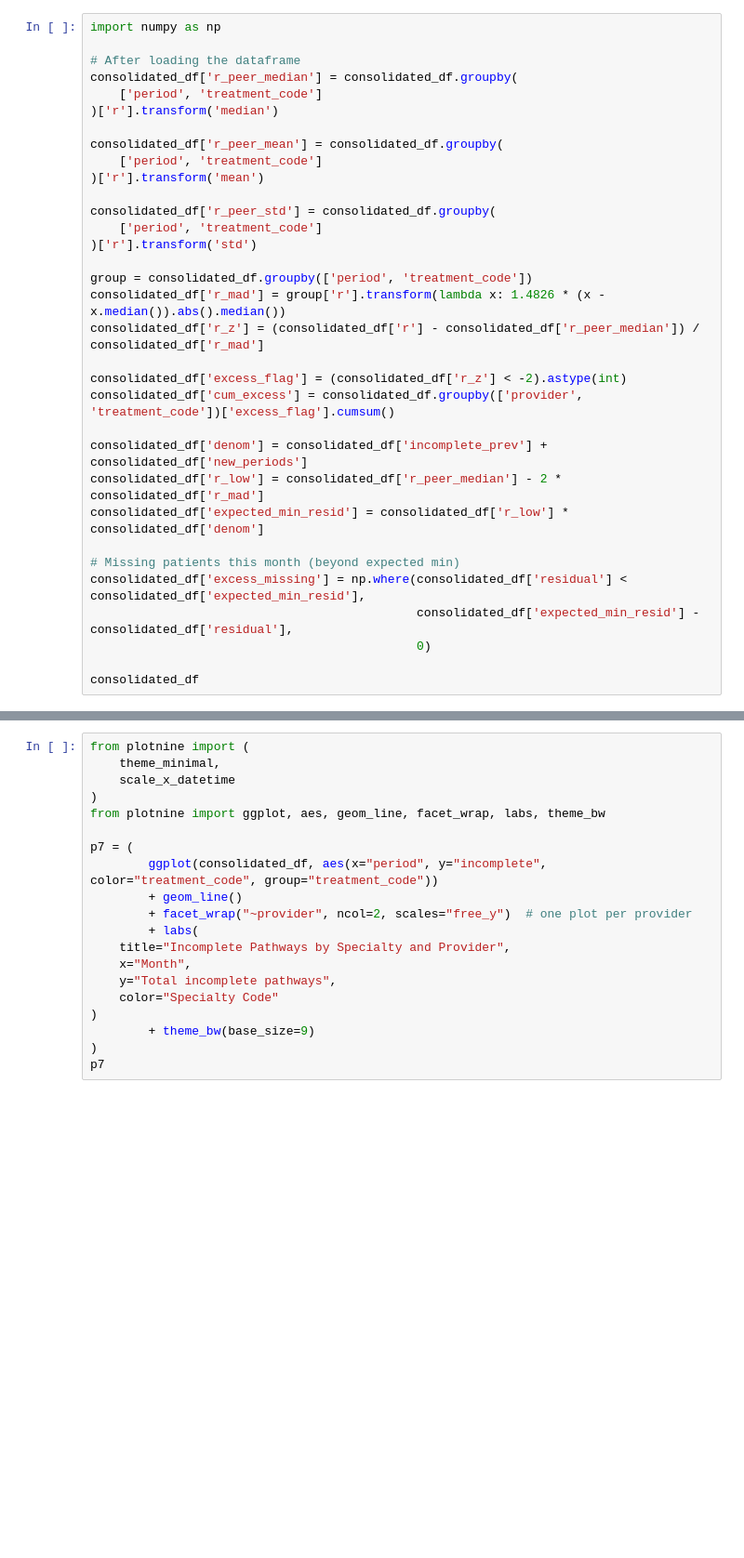
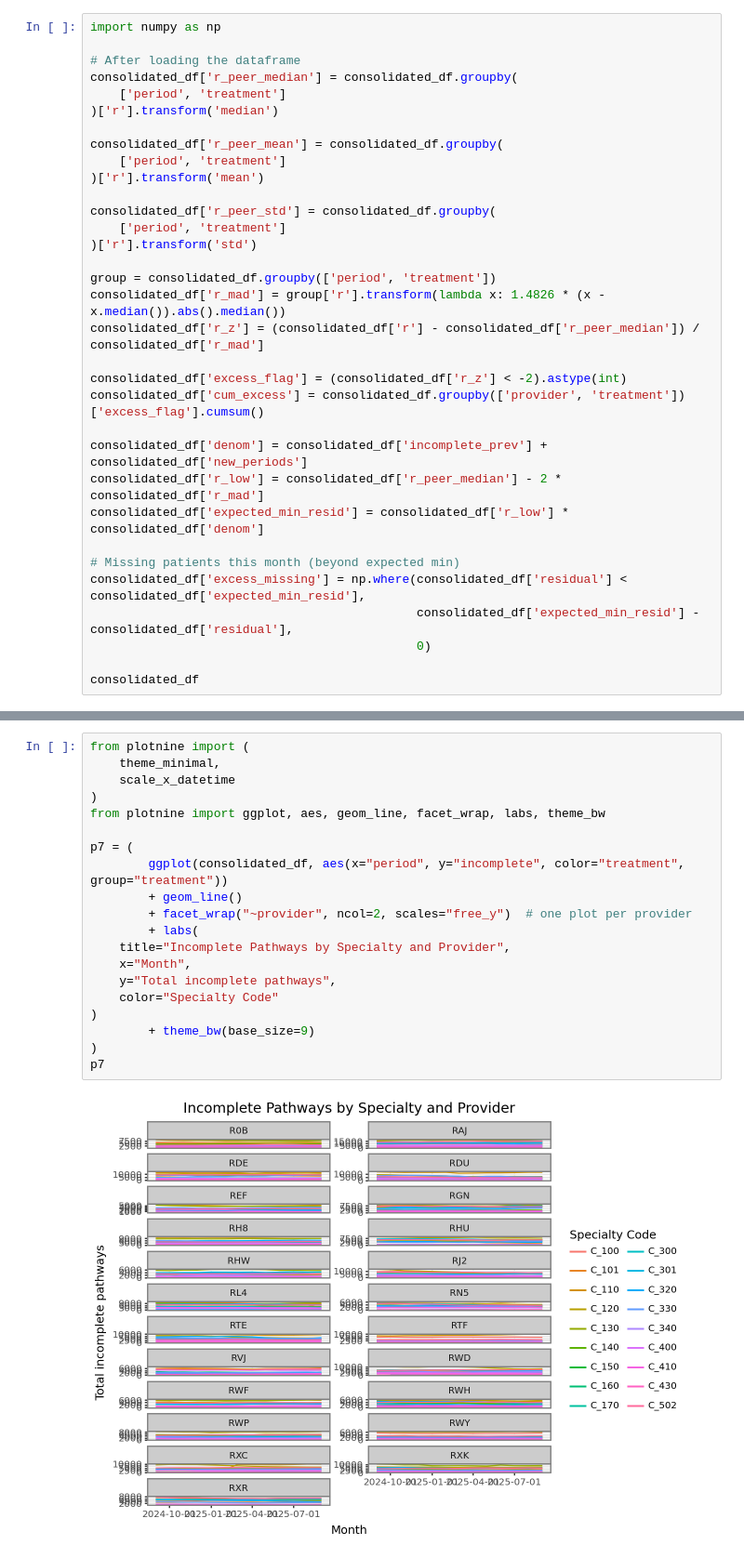
Before and after one commit to tolland/nhs-waiting-lists, a Jupyter notebook: notebooks/query_data_01.ipynb, the cells around one changed output, grey strips where cells are left out. Shown at 93% size. Cells and saved outputs as stored; diff of their text form; blank space fills up the shorter version.

```diff
--- a/notebooks/query_data_01.ipynb
+++ b/notebooks/query_data_01.ipynb
@@ -122,23 +114,23 @@ import numpy as np
 
 # After loading the dataframe
 consolidated_df['r_peer_median'] = consolidated_df.groupby(
-    ['period', 'treatment_code']
+    ['period', 'treatment']
 )['r'].transform('median')
 
 consolidated_df['r_peer_mean'] = consolidated_df.groupby(
-    ['period', 'treatment_code']
+    ['period', 'treatment']
 )['r'].transform('mean')
 
 consolidated_df['r_peer_std'] = consolidated_df.groupby(
-    ['period', 'treatment_code']
+    ['period', 'treatment']
 )['r'].transform('std')
 
-group = consolidated_df.groupby(['period', 'treatment_code'])
+group = consolidated_df.groupby(['period', 'treatment'])
 consolidated_df['r_mad'] = group['r'].transform(lambda x: 1.4826 * (x - x.median()).abs().median())
 consolidated_df['r_z'] = (consolidated_df['r'] - consolidated_df['r_peer_median']) / consolidated_df['r_mad']
 
 consolidated_df['excess_flag'] = (consolidated_df['r_z'] < -2).astype(int)
-consolidated_df['cum_excess'] = consolidated_df.groupby(['provider', 'treatment_code'])['excess_flag'].cumsum()
+consolidated_df['cum_excess'] = consolidated_df.groupby(['provider', 'treatment'])['excess_flag'].cumsum()
 
 consolidated_df['denom'] = consolidated_df['incomplete_prev'] + consolidated_df['new_periods']
 consolidated_df['r_low'] = consolidated_df['r_peer_median'] - 2 * consolidated_df['r_mad']
@@ -233,23 +273,25 @@ apple_returns_figure.show()
 # %%
 from plotnine import (
     theme_minimal,
     scale_x_datetime
 )
 from plotnine import ggplot, aes, geom_line, facet_wrap, labs, theme_bw
 
 p7 = (
-        ggplot(consolidated_df, aes(x="period", y="incomplete", color="treatment_code", group="treatment_code"))
+        ggplot(consolidated_df, aes(x="period", y="incomplete", color="treatment", group="treatment"))
         + geom_line()
         + facet_wrap("~provider", ncol=2, scales="free_y")  # one plot per provider
         + labs(
     title="Incomplete Pathways by Specialty and Provider",
     x="Month",
     y="Total incomplete pathways",
     color="Specialty Code"
 )
         + theme_bw(base_size=9)
 )
 p7
+# %% [output]
+[figure, added]
 # %%
 p = (
         ggplot(consolidated_df.query(f"provider == '{provider_code}'"),
```
Also changed, not shown: parts of 16 cells of this notebook, 6 other files.
